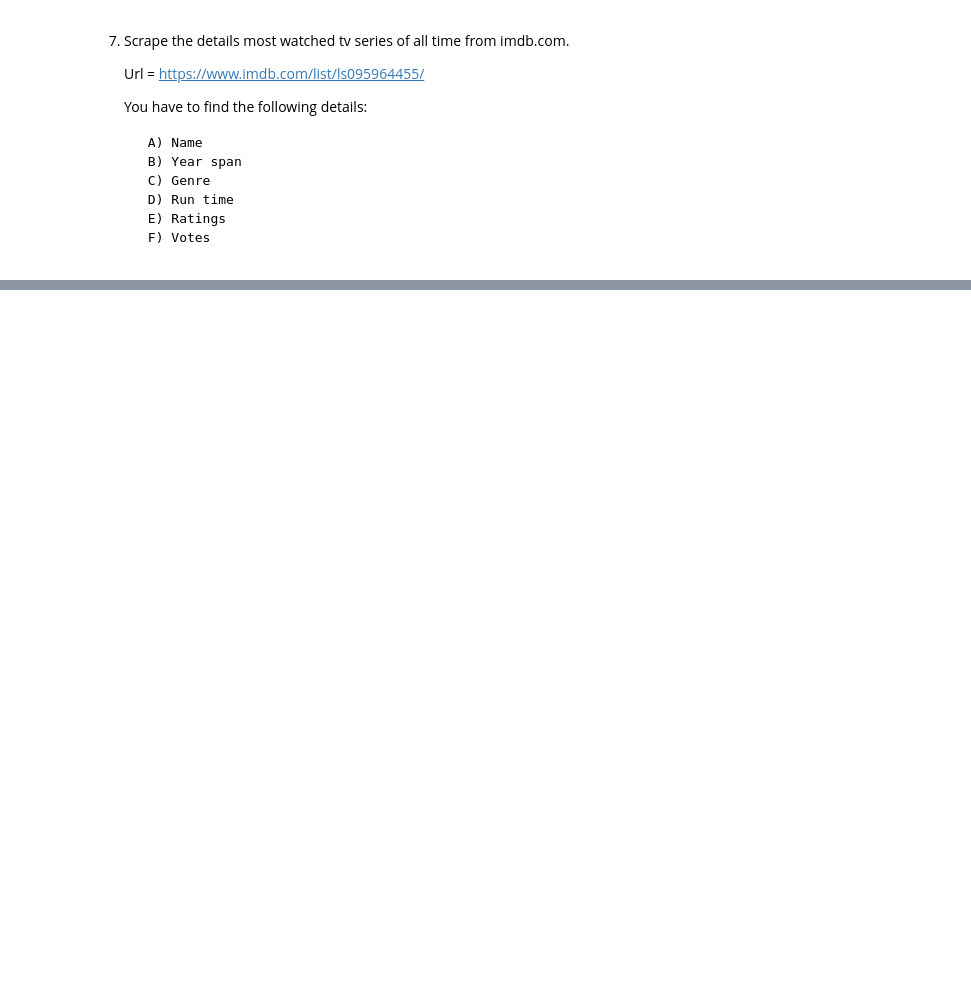
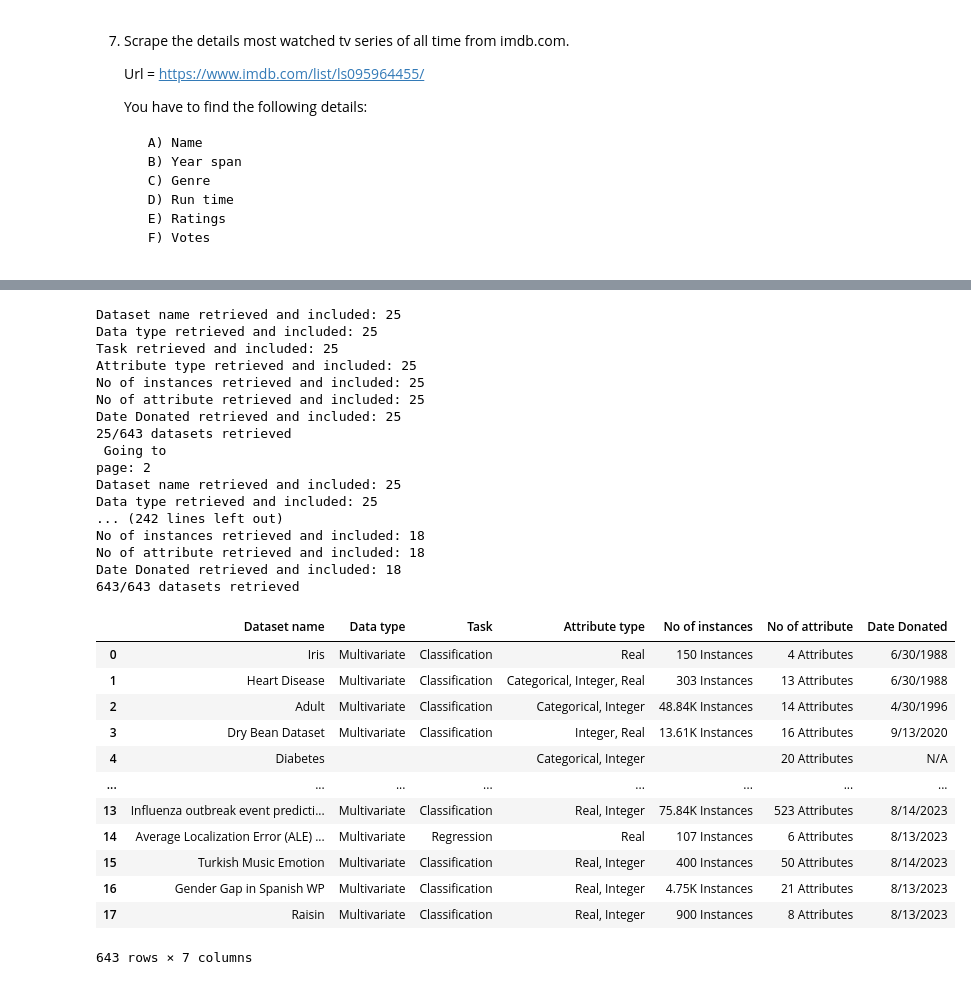
Before and after one commit to matiaga/Internship, a Jupyter notebook: WebScraping_A4/Web Scraping - Asignment 4.ipynb, the cells around one changed output, grey strips where cells are left out. Cells and saved outputs as stored; diff of their text form; code cells hidden in the pictures; blank space fills up the shorter version.

```diff
--- a/WebScraping_A4/Web Scraping - Asignment 4.ipynb
+++ b/WebScraping_A4/Web Scraping - Asignment 4.ipynb
@@ -552,0 +695,70 @@ driver.quit()
+# %%
+# Defining lambda functions to retrieved each element
+fn_text = lambda web: text_el(web)
+attributes = {'Dataset name': [By.XPATH, '//h2[@class="truncate text-primary"]', fn_text, False],
+             'Data type': [By.XPATH, '//div[@class="my-2 hidden gap-4 md:grid grid-cols-12"]/div[2]/span', fn_text, False],
+             'Task': [By.XPATH, '//div[@class="my-2 hidden gap-4 md:grid grid-cols-12"]/div[1]/span', fn_text, False],
+             'Attribute type': [By.XPATH, '//table/tbody/tr/td[2]', fn_text, False],
+             'No of instances': [By.XPATH, '//div[@class="my-2 hidden gap-4 md:grid grid-cols-12"]/div[3]/span', fn_text, False],
+             'No of attribute': [By.XPATH, '//div[@class="my-2 hidden gap-4 md:grid grid-cols-12"]/div[4]/span', fn_text, False],
+             'Date Donated': [By.XPATH, '//table/tbody/tr/td[3]', fn_text, False]}
+
+# Initializing the dataframe
+df_final = pd.DataFrame({})
+n_pag = round(total_ds/25)
+
+# Scraping the datasets page by page
+for i in range(n_pag):
+
+    time.sleep(10) #waiting time for page
+    df = load_items_by(driver, None, **attributes)
+
+    # Checking n records retrieved
+    if len(df)>0:
+        df_final = pd.concat([df_final, df], axis=0)
+        print(f'{len(df_final)}/{total_ds} datasets retrieved')
+    else:
+        print(f"0 datasets retrieved.")
+
+    # Going to next page
+    try:
+        if(i+2 <= n_pag and len(df_final) < total_ds and len(df)>0):
+            xpath_nextbtn = '//*[@aria-label="Next Page"]'
+            go_next_page(driver, xpath_nextbtn)
+            print(f"page: {i+2}")
+    except Exception as e:
+        print(f"Something happend retrieving the data: {e.msg}")
+
+# Cleaning the driver
+driver.quit()
+# %% [output]
+Dataset name retrieved and included: 25
+Data type retrieved and included: 25
+Task retrieved and included: 25
+Attribute type retrieved and included: 25
+No of instances retrieved and included: 25
+No of attribute retrieved and included: 25
+Date Donated retrieved and included: 25
+25/643 datasets retrieved
+ Going to
+page: 2
+Dataset name retrieved and included: 25
+Data type retrieved and included: 25
+... (242 lines left out)
+No of instances retrieved and included: 18
+No of attribute retrieved and included: 18
+Date Donated retrieved and included: 18
+643/643 datasets retrieved
+|  | Dataset name | Data type | Task | Attribute type | No of instances | No of attribute | Date Donated |
+| 0 | Iris | Multivariate | Classification | Real | 150 Instances | 4 Attributes | 6/30/1988 |
+| 1 | Heart Disease | Multivariate | Classification | Categorical, Integer, Real | 303 Instances | 13 Attributes | 6/30/1988 |
+| 2 | Adult | Multivariate | Classification | Categorical, Integer | 48.84K Instances | 14 Attributes | 4/30/1996 |
+| 3 | Dry Bean Dataset | Multivariate | Classification | Integer, Real | 13.61K Instances | 16 Attributes | 9/13/2020 |
+| 4 | Diabetes |  |  | Categorical, Integer |  | 20 Attributes | N/A |
+| ... | ... | ... | ... | ... | ... | ... | ... |
+| 13 | Influenza outbreak event predicti... | Multivariate | Classification | Real, Integer | 75.84K Instances | 523 Attributes | 8/14/2023 |
+| 14 | Average Localization Error (ALE) ... | Multivariate | Regression | Real | 107 Instances | 6 Attributes | 8/13/2023 |
+| 15 | Turkish Music Emotion | Multivariate | Classification | Real, Integer | 400 Instances | 50 Attributes | 8/14/2023 |
+| 16 | Gender Gap in Spanish WP | Multivariate | Classification | Real, Integer | 4.75K Instances | 21 Attributes | 8/13/2023 |
+| 17 | Raisin | Multivariate | Classification | Real, Integer | 900 Instances | 8 Attributes | 8/13/2023 |
+643 rows × 7 columns
```
Also changed, not shown: parts of 11 cells of this notebook, 3 other files.
